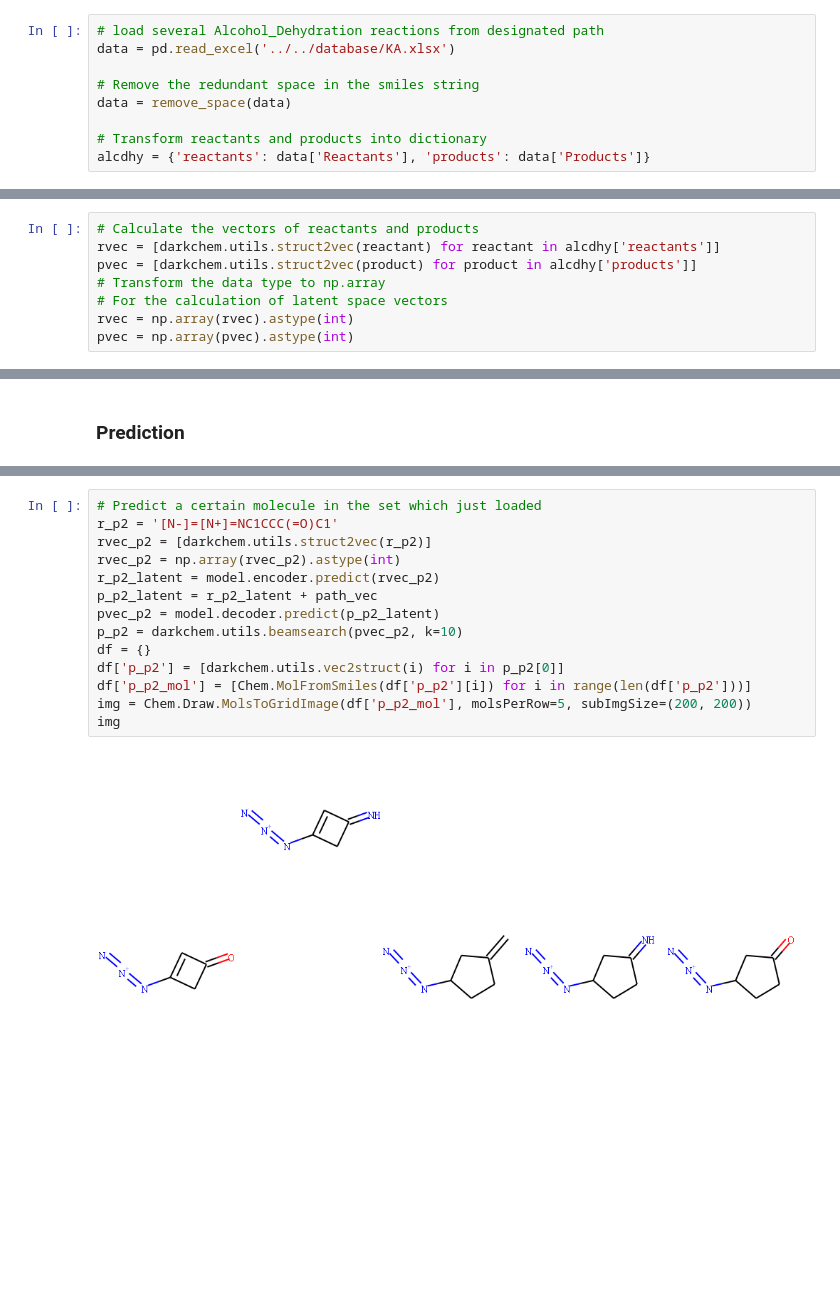
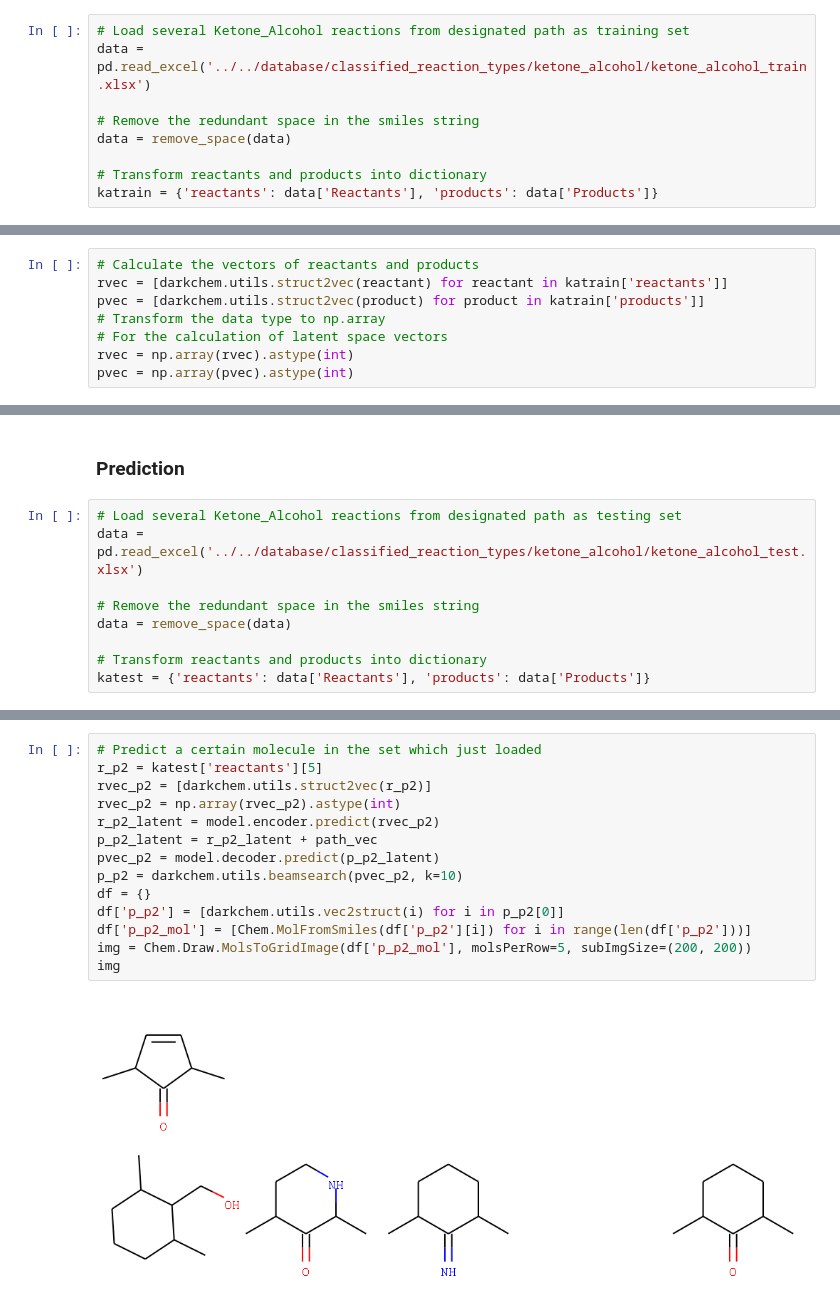
Before and after one commit to UWDIRECT-2019/DarKnight, a Jupyter notebook: darknight/important_notebooks/Avg_rxn_vec_KA.ipynb, the cells around one changed output, grey strips where cells are left out. Cells and saved outputs as stored; diff of their text form; blank space fills up the shorter version.

```diff
--- a/darknight/important_notebooks/Avg_rxn_vec_KA.ipynb
+++ b/darknight/important_notebooks/Avg_rxn_vec_KA.ipynb
@@ -67,10 +74,10 @@ model = darkchem.utils.load_model('../../../DarKnight_File/Final Trained DarkChe
 x = np.load('../../../DarKnight_File/Training Data - Molecules/combined_[M+H]_smiles.npy')
 # %%
-# load several Alcohol_Dehydration reactions from designated path
-data = pd.read_excel('../../database/KA.xlsx')
+# Load several Ketone_Alcohol reactions from designated path as training set
+data = pd.read_excel('../../database/classified_reaction_types/ketone_alcohol/ketone_alcohol_train.xlsx')
 
 # Remove the redundant space in the smiles string
 data = remove_space(data)
 
 # Transform reactants and products into dictionary
-alcdhy = {'reactants': data['Reactants'], 'products': data['Products']}
+katrain = {'reactants': data['Reactants'], 'products': data['Products']}
@@ -96,7 +90,7 @@ Chem.Draw.MolsToGridImage([Chem.MolFromSmiles(mol) for mol in alcdhy['products']
 # %%
 # Calculate the vectors of reactants and products
-rvec = [darkchem.utils.struct2vec(reactant) for reactant in alcdhy['reactants']]
-pvec = [darkchem.utils.struct2vec(product) for product in alcdhy['products']]
+rvec = [darkchem.utils.struct2vec(reactant) for reactant in katrain['reactants']]
+pvec = [darkchem.utils.struct2vec(product) for product in katrain['products']]
 # Transform the data type to np.array
 # For the calculation of latent space vectors
 rvec = np.array(rvec).astype(int)
@@ -132,2 +126,11 @@ The std angle is: 4.898315608824443
 # %% [markdown]
 ### Prediction
+# %%
+# Load several Ketone_Alcohol reactions from designated path as testing set
+data = pd.read_excel('../../database/classified_reaction_types/ketone_alcohol/ketone_alcohol_test.xlsx')
+
+# Remove the redundant space in the smiles string
+data = remove_space(data)
+
+# Transform reactants and products into dictionary
+katest = {'reactants': data['Reactants'], 'products': data['Products']}
@@ -150,18 +163,18 @@ img
 # %%
 # Predict a certain molecule in the set which just loaded
-r_p2 = '[N-]=[N+]=NC1CCC(=O)C1'
+r_p2 = katest['reactants'][5]
 rvec_p2 = [darkchem.utils.struct2vec(r_p2)]
 rvec_p2 = np.array(rvec_p2).astype(int)
 r_p2_latent = model.encoder.predict(rvec_p2)
 p_p2_latent = r_p2_latent + path_vec
 pvec_p2 = model.decoder.predict(p_p2_latent)
 p_p2 = darkchem.utils.beamsearch(pvec_p2, k=10)
 df = {}
 df['p_p2'] = [darkchem.utils.vec2struct(i) for i in p_p2[0]]
 df['p_p2_mol'] = [Chem.MolFromSmiles(df['p_p2'][i]) for i in range(len(df['p_p2']))]
 img = Chem.Draw.MolsToGridImage(df['p_p2_mol'], molsPerRow=5, subImgSize=(200, 200))
 img
 # %% [output]
-[figure, old version]
+[figure, new version]
 # %%
 # Predict a certain molecule in the set which just loaded
```
Also changed, not shown: parts of 11 cells of this notebook, 7 other files.
